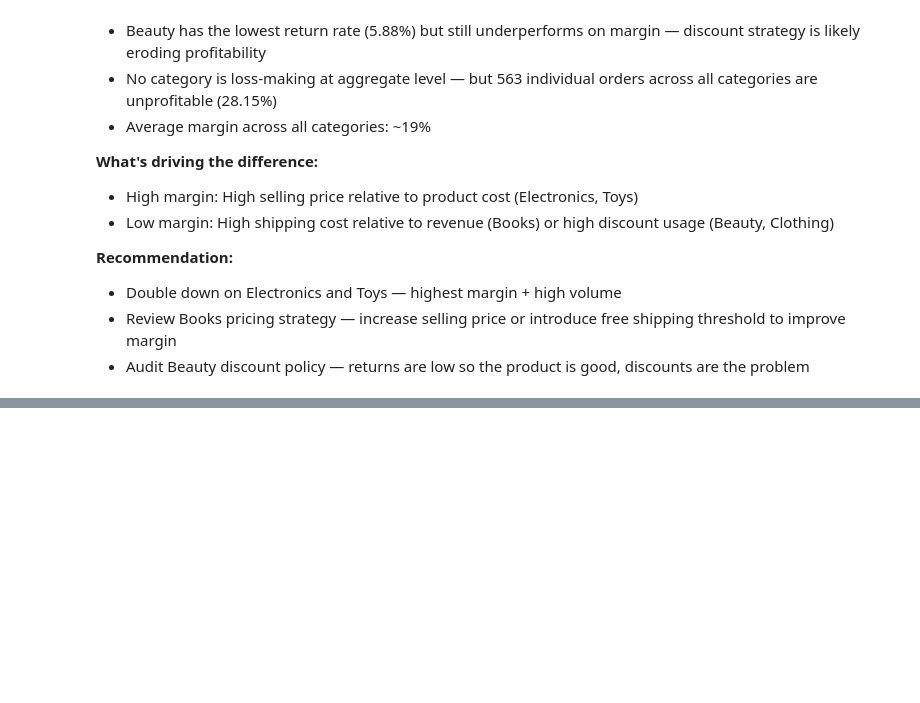
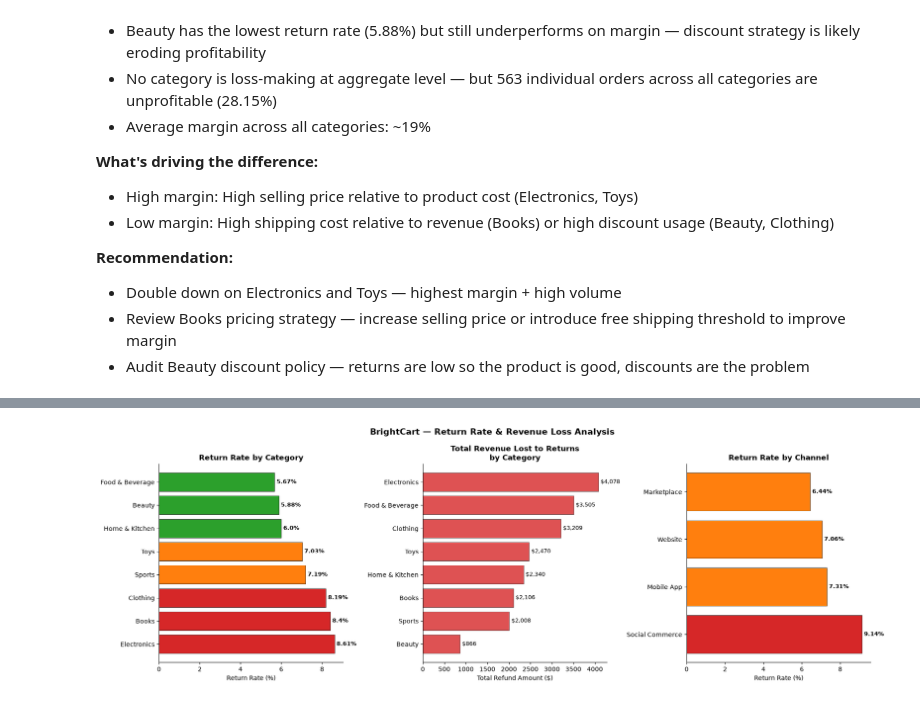
Before and after one commit to ShubhamSahu-2005/Ecommerce-Profitability-Analysis, a Jupyter notebook: notebooks/eda_analysis.ipynb, the cells around one changed output, grey strips where cells are left out. Drawn from its saved outputs; the diff is of its cells as text; code cells hidden in the pictures; blank space fills up the shorter version.

```diff
--- a/notebooks/eda_analysis.ipynb
+++ b/notebooks/eda_analysis.ipynb
@@ -187,0 +375,20 @@ plt.show()
+# %%
+# ── Return rate by channel ──
+ch_return = order.groupby('channel').agg(
+    total_orders=('order_id', 'count'),
+    total_returned=('returned_binary', 'sum'),
+    total_refund=('refund_amount', 'sum')
+).reset_index()
+ch_return['return_rate_%'] = (
+    ch_return['total_returned'] / ch_return['total_orders'] * 100
+).round(2)
+ch_return['revenue_lost_%'] = (
+    ch_return['total_refund'] /
+    order.groupby('channel')['gross_revenue'].sum().values * 100
+).round(2)
+ch_return = ch_return.sort_values('return_rate_%', ascending=False)
+
+print("\n=== RETURN RATE BY CHANNEL ===")
+print(ch_return[['channel', 'total_orders', 'total_returned',
+                  'return_rate_%', 'total_refund',
+                  'revenue_lost_%']].to_string(index=False))
@@ -187,0 +402,54 @@ plt.show()
+# %%
+fig, axes = plt.subplots(1, 3, figsize=(18, 6))
+fig.suptitle('BrightCart — Return Rate & Revenue Loss Analysis',fontsize=14, fontweight='bold')
+
+#Return rate by Category
+colors = ['#d62728' if x > 8 else '#ff7f0e' if x > 6
+          else '#2ca02c' for x in cat_return['return_rate_%']]
+
+bars = axes[0].barh(cat_return['primary_category'],
+                     cat_return['return_rate_%'],
+                     color=colors, edgecolor='black', linewidth=0.5)
+for bar, val in zip(bars, cat_return['return_rate_%']):
+    axes[0].text(val + 0.1, bar.get_y() + bar.get_height()/2,
+                 f'{val}%', va='center', fontsize=9, fontweight='bold')
+axes[0].set_title('Return Rate by Category', fontweight='bold')
+axes[0].set_xlabel('Return Rate (%)')
+axes[0].spines['top'].set_visible(False)
+axes[0].spines['right'].set_visible(False)
+
+#  Revenue Lost to Returns by Category
+cat_rev = cat_return.sort_values('total_refund', ascending=True)
+bars2 = axes[1].barh(cat_rev['primary_category'],
+                      cat_rev['total_refund'],
+                      color='#d62728', edgecolor='black',
+                      linewidth=0.5, alpha=0.8)
+for bar, val in zip(bars2, cat_rev['total_refund']):
+    axes[1].text(val + 50, bar.get_y() + bar.get_height()/2,
+                 f'${val:,.0f}', va='center', fontsize=9)
+axes[1].set_title('Total Revenue Lost to Returns\nby Category',
+                   fontweight='bold')
+axes[1].set_xlabel('Total Refund Amount ($)')
+axes[1].spines['top'].set_visible(False)
+axes[1].spines['right'].set_visible(False)
+#Return Rate by Channel
+colors3 = ['#d62728' if x > 8 else '#ff7f0e' if x > 6
+           else '#2ca02c' for x in ch_return['return_rate_%']]
+
+bars3 = axes[2].barh(ch_return['channel'],
+                      ch_return['return_rate_%'],
+                      color=colors3, edgecolor='black', linewidth=0.5)
+for bar, val in zip(bars3, ch_return['return_rate_%']):
+    axes[2].text(val + 0.1, bar.get_y() + bar.get_height()/2,
+                 f'{val}%', va='center', fontsize=9, fontweight='bold')
+axes[2].set_title('Return Rate by Channel', fontweight='bold')
+axes[2].set_xlabel('Return Rate (%)')
+axes[2].spines['top'].set_visible(False)
+axes[2].spines['right'].set_visible(False)
+
+plt.tight_layout()
+plt.savefig('../reports/chart3_returns_analysis.png',
+            dpi=150, bbox_inches='tight')
+plt.show()
+# %% [output]
+[figure, added]
```
Also changed, not shown: parts of 16 cells of this notebook, 5 other files.
